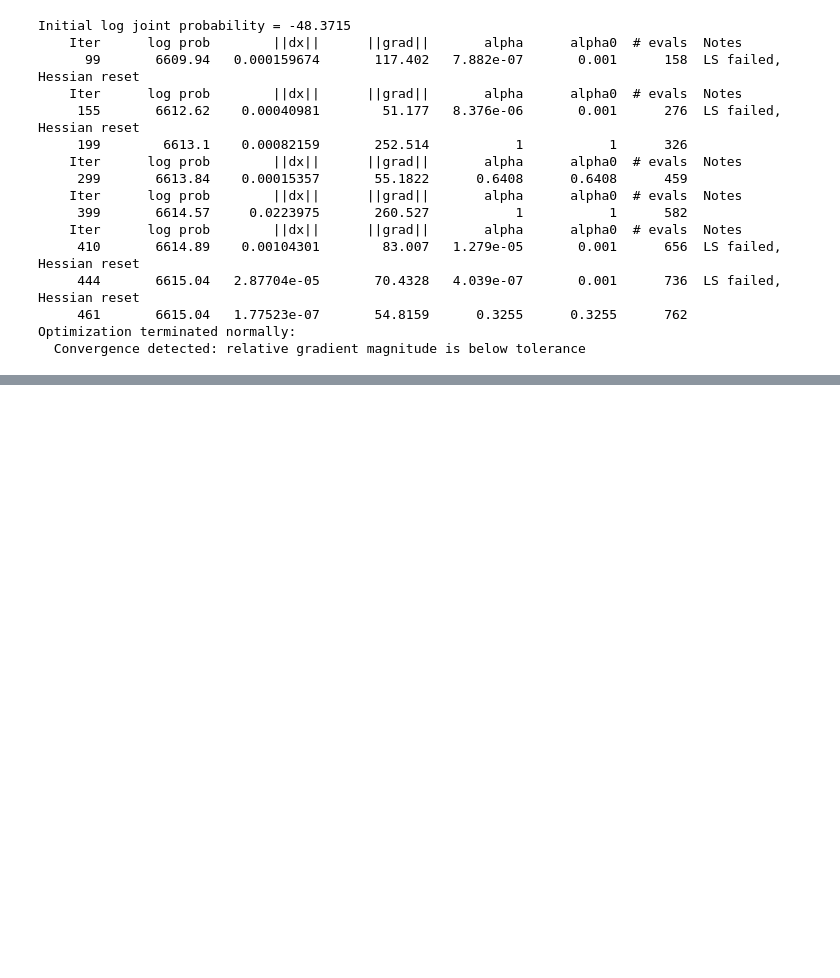
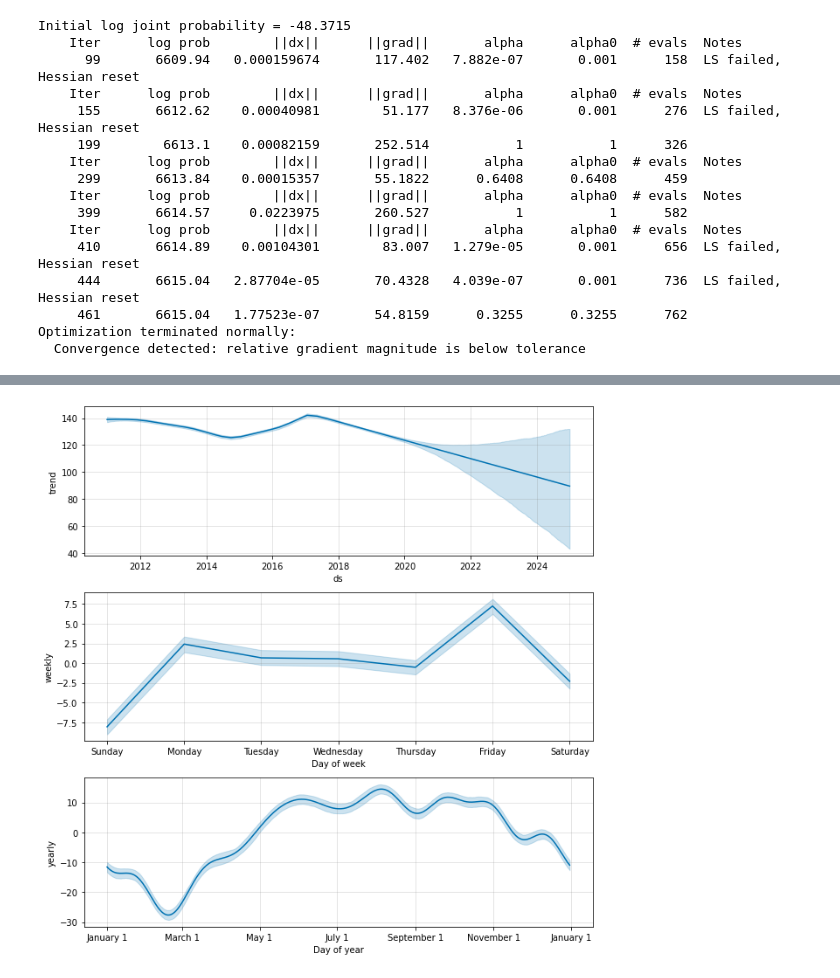
Before and after one commit to caiosainvallio/time-series, a Jupyter notebook: prophet/09_uncertainy-intervals.ipynb, the cells around one changed output, grey strips where cells are left out. Cells and saved outputs as stored; diff of their text form; code cells hidden in the pictures; blank space fills up the shorter version.

```diff
--- a/prophet/09_uncertainy-intervals.ipynb
+++ b/prophet/09_uncertainy-intervals.ipynb
@@ -120,0 +207,5 @@ plt.show()
+# %%
+fig2 = model.plot_components(forecast)
+plt.show()
+# %% [output]
+[figure, added]
```
Also changed, not shown: parts of 7 cells of this notebook.
